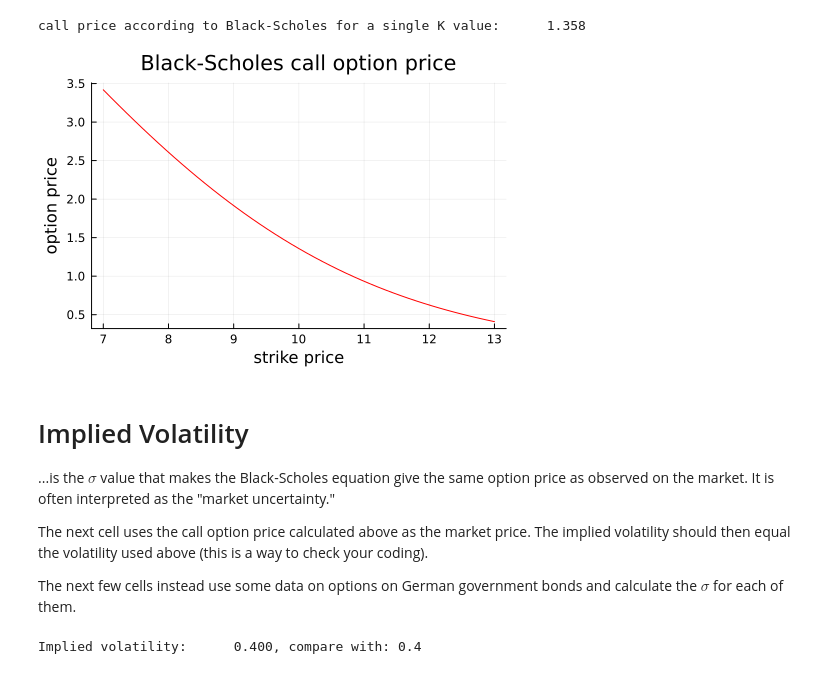
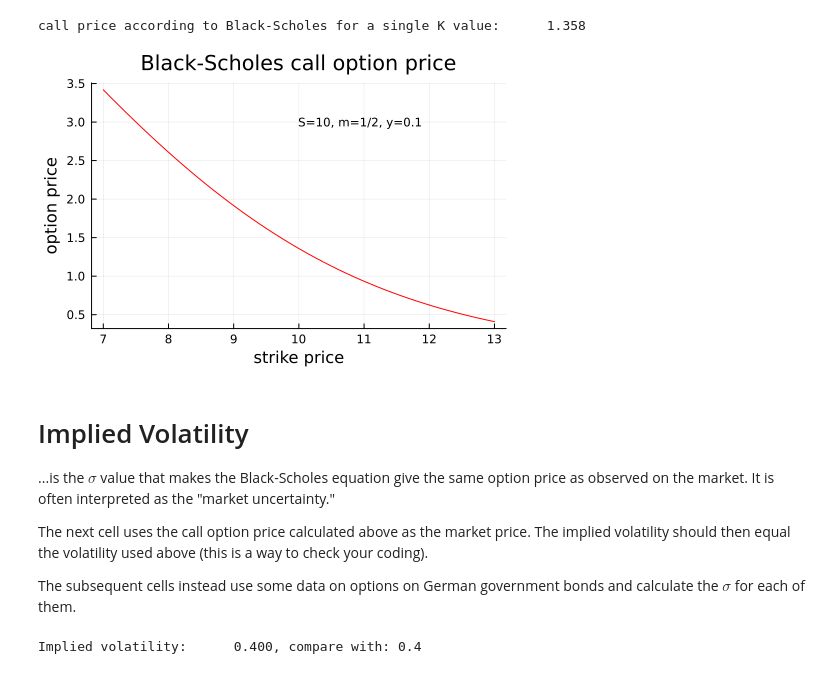
Before and after one commit to PaulSoderlind/JuliaTutorial, a Jupyter notebook: Tutorial_05_Finance.ipynb, the cells around one changed output. Drawn from its saved outputs; the diff is of its cells as text; code cells hidden in the pictures.

```diff
--- a/Tutorial_05_Finance.ipynb
+++ b/Tutorial_05_Finance.ipynb
@@ -191,13 +192,14 @@ call price according to Black-Scholes for a single K value:      1.358
 # %%
 p1 = plot( K,c,
            color = :red,
            legend = false,
            title = "Black-Scholes call option price",
            xlabel = "strike price",
-           ylabel = "option price" )
+           ylabel = "option price",
+           annotation = (10,3,text("S=10, m=1/2, y=0.1",8,:left)) )
 display(p1)
 # %% [output]
-[figure, old version]
+[figure, new version]
 # %% [markdown]
 # Implied Volatility
 
@@ -205,7 +207,7 @@ display(p1)
 
 The next cell uses the call option price calculated above as the market price. The implied volatility should then equal the volatility used above (this is a way to check your coding).
 
-The next few cells instead use some data on options on German government bonds and calculate the $\sigma$ for each of them.
+The subsequent cells instead use some data on options on German government bonds and calculate the $\sigma$ for each of them.
 # %%
                                 #solve for implied vol
 iv = find_zero(σ->OptionBlackSPs(10,10,0.5,0.1,σ)-c1,(0.00001,5))
```
Also changed, not shown: parts of 13 cells of this notebook.
